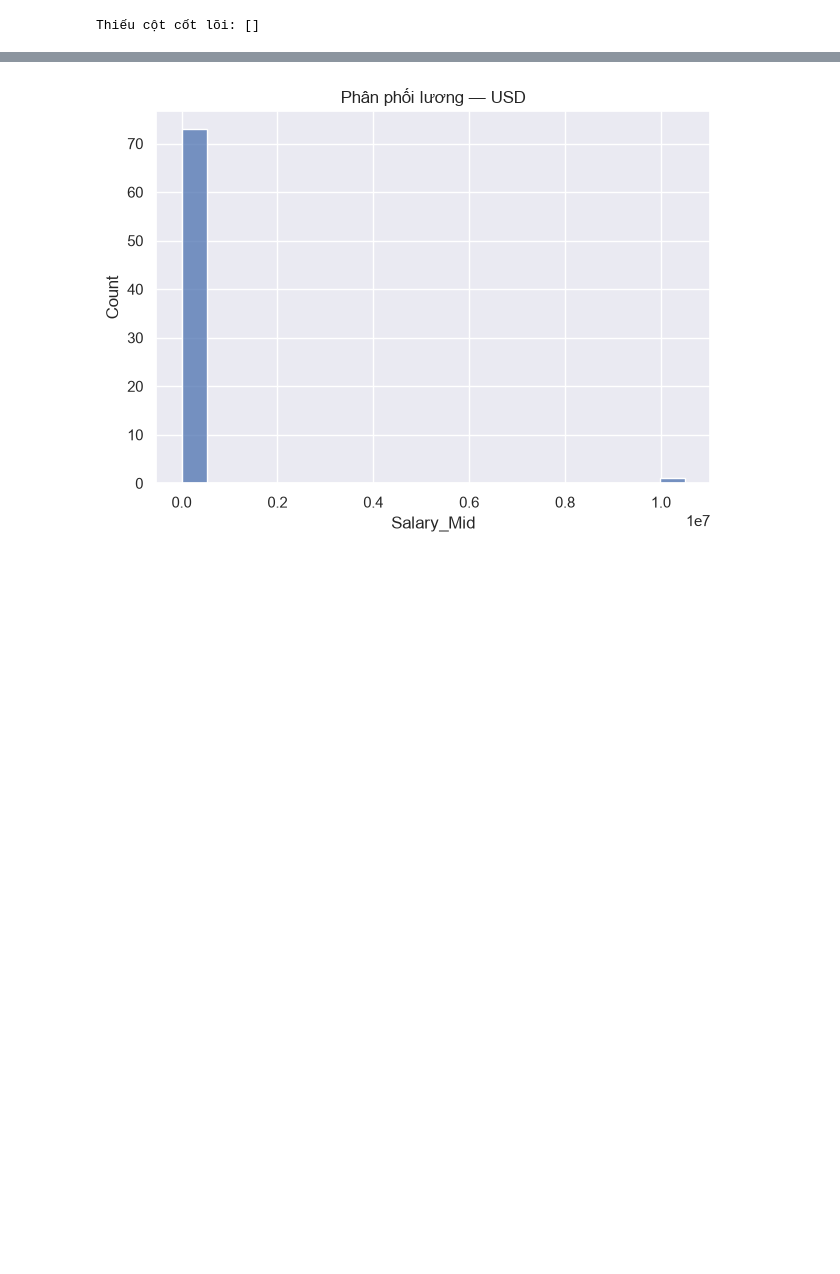
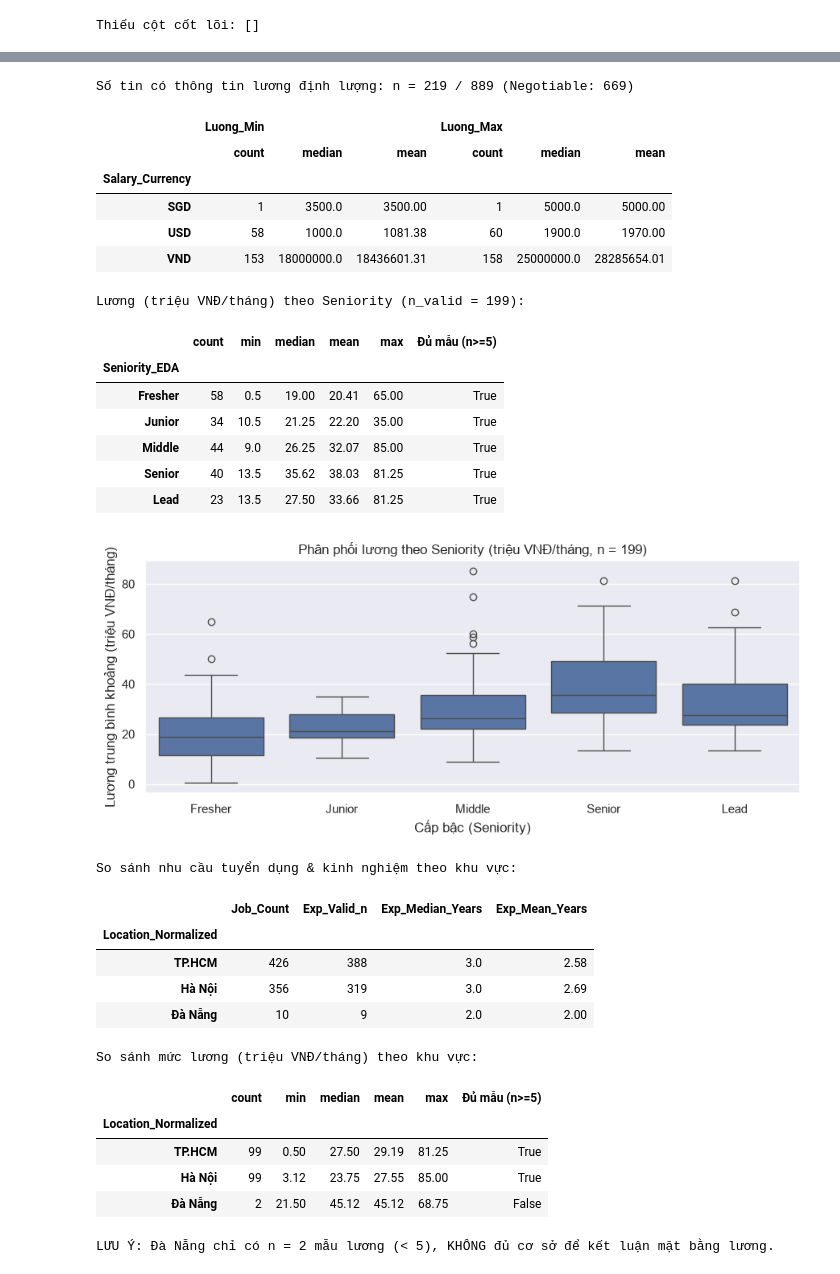
Before and after one commit to thewiin/DataMining_Tool, a Jupyter notebook: notebooks/Nhom29_MiningPipeline.ipynb, the cells around one changed output, grey strips where cells are left out. Cells and saved outputs as stored; diff of their text form; code cells hidden in the pictures; blank space fills up the shorter version.

Commit message:
Update requirements.txt and some charts

```diff
--- a/notebooks/Nhom29_MiningPipeline.ipynb
+++ b/notebooks/Nhom29_MiningPipeline.ipynb
@@ -99,27 +86,0 @@ skill_df = pd.DataFrame(skill_matrix, columns=te.columns_)
-# %%
-# Elbow and Silhouette analysis
-from sklearn.preprocessing import StandardScaler
-X = skill_df.values.astype(float)
-scaler = StandardScaler()
-X_scaled = scaler.fit_transform(X)
-inertias = []
-sil_scores = []
-K_range = range(2, 11)
-for k in K_range:
-    km = KMeans(n_clusters=k, random_state=RANDOM_STATE, n_init=10)
-    km.fit(X_scaled)
-    inertias.append(km.inertia_)
-    sil = silhouette_score(X_scaled, km.labels_)
-    sil_scores.append(sil)
-# Plot
-fig, ax = plt.subplots(1,2, figsize=(12,5))
-ax[0].plot(K_range, inertias, marker='o')
-ax[0].set_xlabel('K')
-ax[0].set_ylabel('Inertia')
-ax[0].set_title('Elbow Method')
-ax[1].plot(K_range, sil_scores, marker='o')
-ax[1].set_xlabel('K')
-ax[1].set_ylabel('Silhouette Score')
-ax[1].set_title('Silhouette Method')
-plt.tight_layout()
-plt.show()
@@ -537,7 +491,7 @@ Name: Experience_Years, dtype: float64
 # 5.1. EDA Lương theo đơn vị, Seniority & So sánh Hà Nội / TP.HCM / Đà Nẵng
 MIN_SAMPLE_NOTE = 5  # Ngưỡng tối thiểu để nhận xét thống kê
 
-def infer_seniority_eda(row):
+def infer_seniority(row):
     title = str(row.get("job_title", "")).lower()
     exp = row.get("Experience_Years", np.nan)
     if any(k in title for k in ["intern", "thực tập", "fresher"]): return "Fresher"
@@ -552,7 +506,7 @@ def infer_seniority_eda(row):
         return "Senior"
     return np.nan
 
-df["Seniority_EDA"] = df.apply(infer_seniority_eda, axis=1)
+df["Seniority_EDA"] = df.apply(infer_seniority, axis=1)
 print("Phân bố Seniority_EDA (toàn tập, n =", len(df), "):")
 display(df["Seniority_EDA"].value_counts(dropna=False).to_frame("Job_Count"))
 
@@ -615 +573,29 @@ if "Luong_Mid_VND" in df.columns:
+Số tin có thông tin lương định lượng: n = 219 / 889 (Negotiable: 669)
+|  | Luong_Min |  |  | Luong_Max |  |  |
+|  | count | median | mean | count | median | mean |
+| Salary_Currency |  |  |  |  |  |  |
+| SGD | 1 | 3500.0 | 3500.00 | 1 | 5000.0 | 5000.00 |
+| USD | 58 | 1000.0 | 1081.38 | 60 | 1900.0 | 1970.00 |
+| VND | 153 | 18000000.0 | 18436601.31 | 158 | 25000000.0 | 28285654.01 |
+Lương (triệu VNĐ/tháng) theo Seniority (n_valid = 199):
+|  | count | min | median | mean | max | Đủ mẫu (n>=5) |
+| Seniority_EDA |  |  |  |  |  |  |
+| Fresher | 58 | 0.5 | 19.00 | 20.41 | 65.00 | True |
+| Junior | 34 | 10.5 | 21.25 | 22.20 | 35.00 | True |
+| Middle | 44 | 9.0 | 26.25 | 32.07 | 85.00 | True |
+| Senior | 40 | 13.5 | 35.62 | 38.03 | 81.25 | True |
+| Lead | 23 | 13.5 | 27.50 | 33.66 | 81.25 | True |
-[figure, old version]
+[figure, new version]
+So sánh nhu cầu tuyển dụng & kinh nghiệm theo khu vực:
+|  | Job_Count | Exp_Valid_n | Exp_Median_Years | Exp_Mean_Years |
+| Location_Normalized |  |  |  |  |
+| TP.HCM | 426 | 388 | 3.0 | 2.58 |
+| Hà Nội | 356 | 319 | 3.0 | 2.69 |
+| Đà Nẵng | 10 | 9 | 2.0 | 2.00 |
+So sánh mức lương (triệu VNĐ/tháng) theo khu vực:
+|  | count | min | median | mean | max | Đủ mẫu (n>=5) |
+| Location_Normalized |  |  |  |  |  |  |
+| TP.HCM | 99 | 0.50 | 27.50 | 29.19 | 81.25 | True |
+| Hà Nội | 99 | 3.12 | 23.75 | 27.55 | 85.00 | True |
+| Đà Nẵng | 2 | 21.50 | 45.12 | 45.12 | 68.75 | False |
+LƯU Ý: Đà Nẵng chỉ có n = 2 mẫu lương (< 5), KHÔNG đủ cơ sở để kết luận mặt bằng lương.
```
Also changed, not shown: parts of 25 cells of this notebook, 17 other files.
